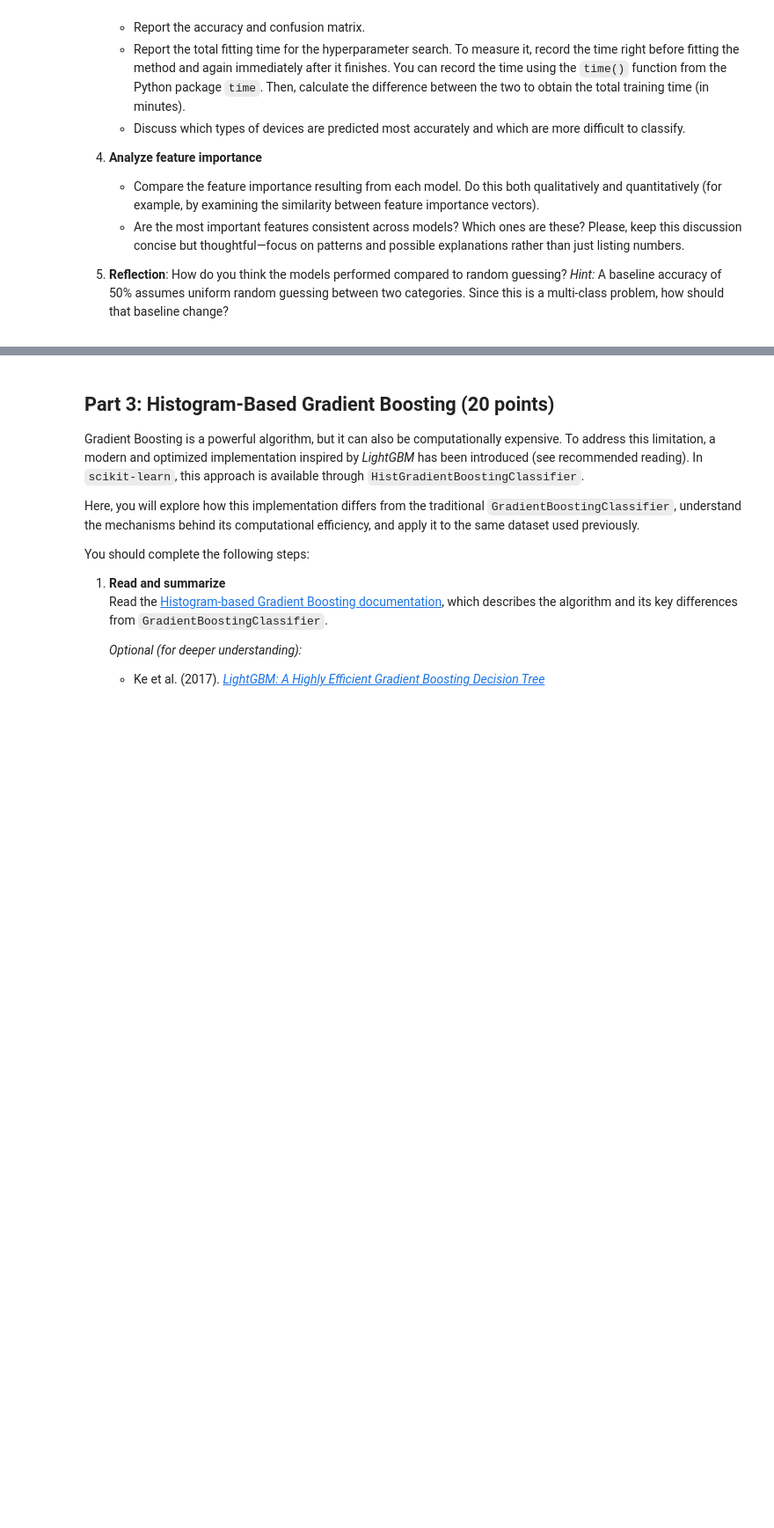
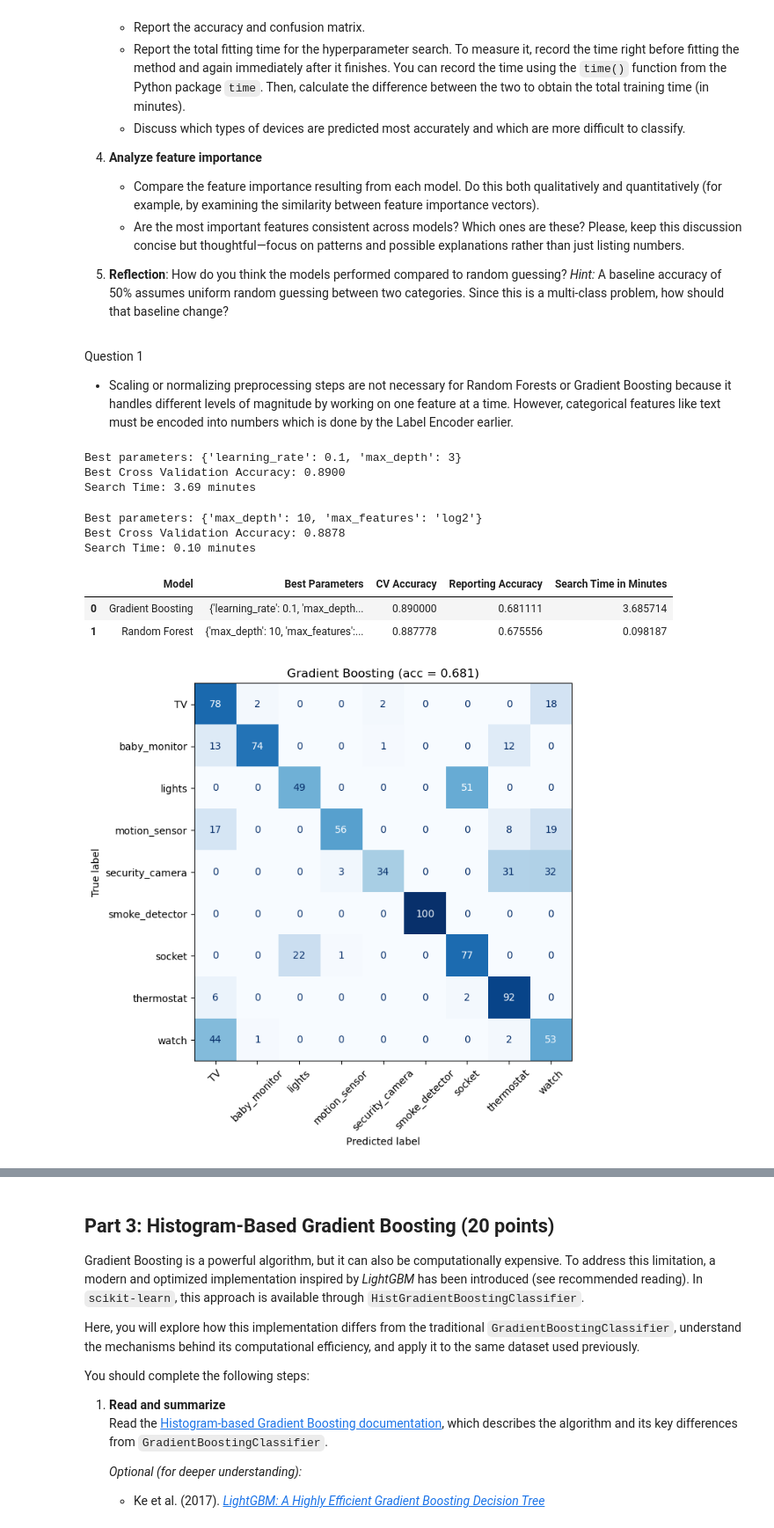
Before and after one commit to Ryanmh1024/machine_learning_lab01, a Jupyter notebook: 07-iot-ensemble-classification.ipynb, the cells around one changed output, grey strips where cells are left out. Shown at 88% size. Cells and saved outputs as stored; diff of their text form; code cells hidden in the pictures; blank space fills up the shorter version.

Commit message:
Finished Step 2

```diff
--- a/07-iot-ensemble-classification.ipynb
+++ b/07-iot-ensemble-classification.ipynb
@@ -90,9 +90,8 @@ y_report_df = report_df[target]
 # %%
 # encoding the outcome variable
 le = LabelEncoder()
-le.fit(y_train_df)
-le.transform(y_train_df)
-le.transform(y_report_df)
+y_train_df = le.fit_transform(y_train_df)
+y_report_df = le.transform(y_report_df)
 # %%
 #UMAP implementation
 %pip install umap-learn
@@ -167,4 +166,7 @@ Your tasks are:
    - Are the most important features consistent across models? Which ones are these? Please, keep this discussion concise but thoughtful—focus on patterns and possible explanations rather than just listing numbers.
 
 6. **Reflection**:  How do you think the models performed compared to random guessing?  *Hint:* A baseline accuracy of 50% assumes uniform random guessing between two categories. Since this is a multi-class problem, how should that baseline change?
+# %% [markdown]
+Question 1
+- Scaling or normalizing preprocessing steps are not necessary for Random Forests or Gradient Boosting because it handles different levels of magnitude by working on one feature at a time. However, categorical features like text must be encoded into numbers which is done by the Label Encoder earlier.
 # %%
@@ -171,0 +191,60 @@ Your tasks are:
+# %%
+# gradient boosting
+grad = GradientBoostingClassifier(random_state=42)
+gb_grid = GridSearchCV(grad, boost_params, cv=cv, scoring='accuracy', n_jobs=-1)
+
+start = time.time()
+gb_grid.fit(X_train_df, y_train_df)
+gb_time = (time.time() - start)/60
+
+print(f'Best parameters: {gb_grid.best_params_}\nBest Cross Validation Accuracy: {gb_grid.best_score_:.4f}\nSearch Time: {gb_time:.2f} minutes')
+# %% [output]
+Best parameters: {'learning_rate': 0.1, 'max_depth': 3}
+Best Cross Validation Accuracy: 0.8900
+Search Time: 3.69 minutes
+# %%
+# random forest
+forest = RandomForestClassifier(random_state=42)
+rf_grid = GridSearchCV(forest, forest_params, cv=cv, scoring='accuracy', n_jobs=-1)
+
+start = time.time()
+rf_grid.fit(X_train_df, y_train_df)
+rf_time = (time.time() - start)/60
+
+print(f"Best parameters: {rf_grid.best_params_}\nBest Cross Validation Accuracy: {rf_grid.best_score_:.4f}\nSearch Time: {rf_time:.2f} minutes")
+# %% [output]
+Best parameters: {'max_depth': 10, 'max_features': 'log2'}
+Best Cross Validation Accuracy: 0.8878
+Search Time: 0.10 minutes
+# %%
+# metrics
+gb_best = gb_grid.best_estimator_
+rf_best = rf_grid.best_estimator_
+
+gb_pred = gb_best.predict(X_report_df)
+rf_pred = rf_best.predict(X_report_df)
+
+results = pd.DataFrame({
+    'Model': ['Gradient Boosting', 'Random Forest'],
+    'Best Parameters': [gb_grid.best_params_, rf_grid.best_params_],
+    'CV Accuracy': [gb_grid.best_score_, rf_grid.best_score_],
+    'Reporting Accuracy': [accuracy_score(y_report_df, gb_pred), accuracy_score(y_report_df, rf_pred)],
+    'Search Time in Minutes': [gb_time, rf_time]
+})
+results
+# %% [output]
+|  | Model | Best Parameters | CV Accuracy | Reporting Accuracy | Search Time in Minutes |
+| 0 | Gradient Boosting | {'learning_rate': 0.1, 'max_depth... | 0.890000 | 0.681111 | 3.685714 |
+| 1 | Random Forest | {'max_depth': 10, 'max_features':... | 0.887778 | 0.675556 | 0.098187 |
+# %%
+# gradient boosting confusion matrix
+gb_cm = confusion_matrix(y_report_df, gb_pred)
+
+fig, ax = plt.subplots(figsize=(8, 7))
+ConfusionMatrixDisplay(gb_cm, display_labels=le.classes_).plot(
+    ax=ax, cmap='Blues', xticks_rotation=45, colorbar=False)
+ax.set_title(f'Gradient Boosting (acc = {accuracy_score(y_report_df, gb_pred):.3f})')
+plt.tight_layout()
+plt.show()
+# %% [output]
+[figure, added]
```
Also changed, not shown: parts of 10 cells of this notebook.
